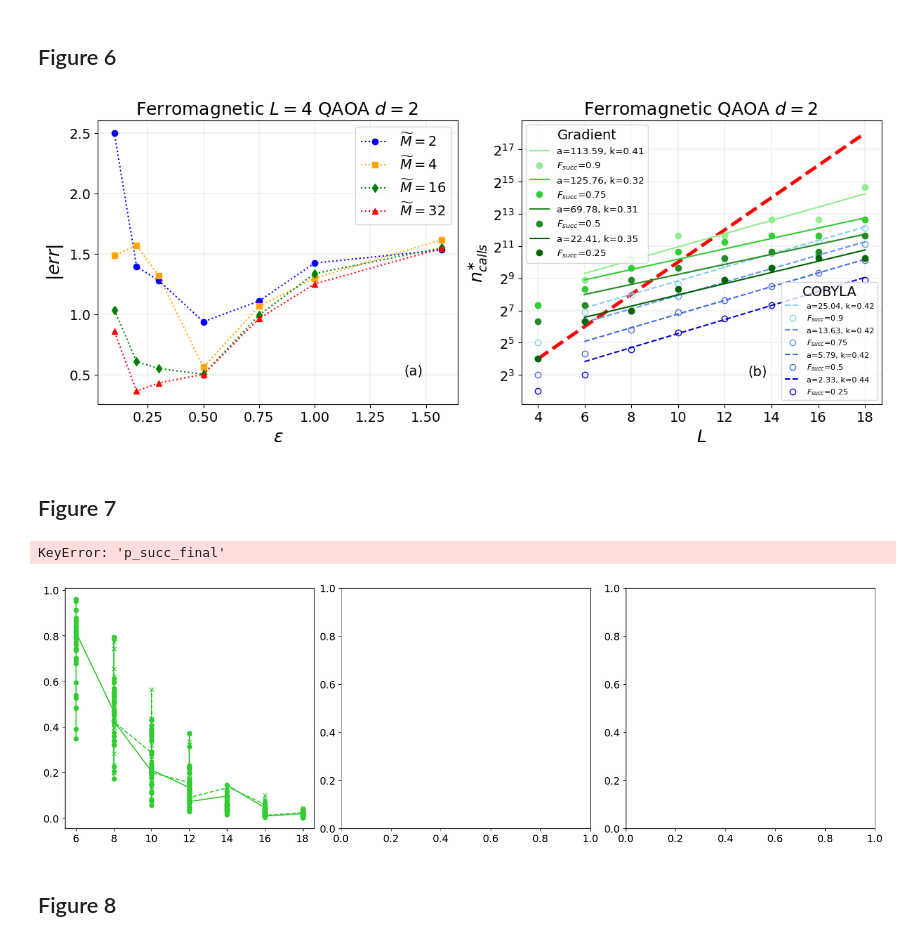
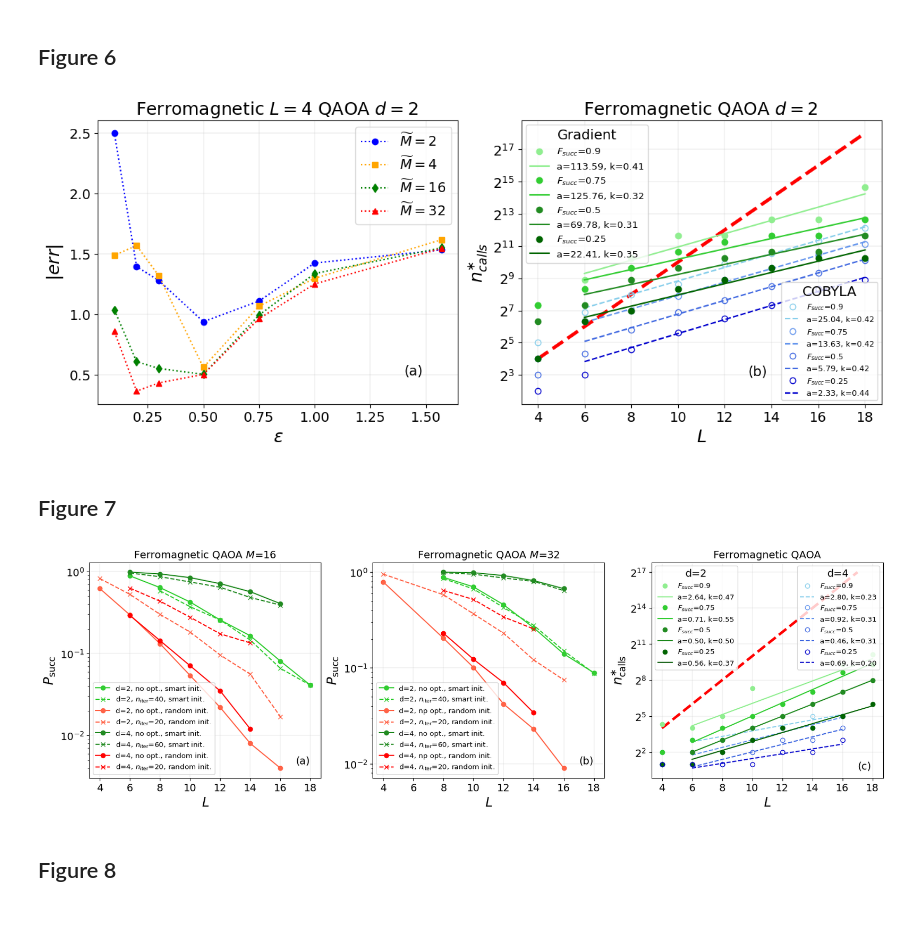
Before and after one commit to gscriva/cvar-opt, a Jupyter notebook: paper-figures.ipynb, the cells around one changed output. Cells and saved outputs as stored; diff of their text form; code cells hidden in the pictures.

```diff
--- a/paper-figures.ipynb
+++ b/paper-figures.ipynb
@@ -619,15 +625,15 @@ for i, subplot in enumerate(subplots.ravel()):
             gt_p2 = data2[data2['p_succ'] > p].groupby('qubits', as_index=False)['t'].min()
 
             popt1, _ = optimize.curve_fit(fun_lin, gt_p1['qubits'][1:], np.log2(gt_p1['t'])[1:])
+            plot1, = subplot.plot(gt_p1['qubits'], gt_p1['t'], "o", label=r"$F_{succ}$"+f"={p}", color=color)
+            plots1.append(plot1)
             plot1, = subplot.plot(gt_p1['qubits'][1:], fun_exp(gt_p1['qubits'][1:], 2**popt1[0], popt1[1]), "-", label=f"a={2**popt1[0]:.2f}, k={popt1[1]:.2f}", color=color)
-            plots1.append(plot1)
-            plot1, = subplot.plot(gt_p1['qubits'], gt_p1['t'], "o", label=r"$F_{succ}$"+f"={p}", color=color)
             plots1.append(plot1)
 
             popt2, _ = optimize.curve_fit(fun_lin, gt_p2['qubits'][2:], np.log2(gt_p2['t'])[2:])
+            plot2, = subplot.plot(gt_p2['qubits'], gt_p2['t'], "o", label=r"$F_{succ}$"+f"={p}", fillstyle='none', color=colors[j+5])
+            plots2.append(plot2)
             plot2, = subplot.plot(gt_p2['qubits'][1:], fun_exp(gt_p2['qubits'][1:], 2**popt2[0], popt2[1]), "--", label=f"a={2**popt2[0]:.2f}, k={popt2[1]:.2f}", color=colors[j+5])
-            plots2.append(plot2)
-            plot2, = subplot.plot(gt_p2['qubits'], gt_p2['t'], "o", label=r"$F_{succ}$"+f"={p}", fillstyle='none', color=colors[j+5])
             plots2.append(plot2)
 
         subplot.set_yscale('log', base=2)
@@ -648,7 +654,7 @@ for i, subplot in enumerate(subplots.ravel()):
 
 plt.savefig("img/fig6.png", dpi=300)
 # %% [output]
-[figure, old version]
+[figure, new version]
 # %% [markdown]
 
 ## Figure 7
@@ -669,8 +675,8 @@ for i, subplot in enumerate(subplots.ravel()):
         colors_rand = ["tomato", "red"]
         for k, depth in enumerate(depths):
             if ((depth == 2) or (depth == 4)):
-                dat = data_linopt_rand[(data_linopt_rand['shots'] == shots) & (data_linopt_rand['circ_depth'] == depth) & (data_linopt_rand['iter'] == 1)]
-                dat_rand = spinglass_df[(spinglass_df['shots'] == shots) & (spinglass_df['circ_depth'] == depth) & (spinglass_df['iter'] == 1) & (spinglass_df['algo'] == "qaoa")]
+                dat = data_linopt[(data_linopt['shots'] == shots) & (data_linopt['circ_depth'] == depth) & (data_linopt['iter'] == 1)]
+                dat_rand = ferro_df[(ferro_df['shots'] == shots) & (ferro_df['circ_depth'] == depth) & (ferro_df['iter'] == 1) & (ferro_df['algo'] == "qaoa")]
 
                 dat = dat[dat["p_succ_final"]!=0]
 
@@ -679,8 +685,8 @@ for i, subplot in enumerate(subplots.ravel()):
                 #subplot.plot(dat['qubits'][1:], fun_exp(dat['qubits'][1:], 2**popt1[0], popt1[1]), "-", label=f"a={2**popt1[0]:.2f}, b={popt1[1]:.2f}", color=colors[k+1])
 
                 maxiter = maxiter_d2 if depth==2 else maxiter_d4
-                dat_after_opt = data_linopt_rand[(data_linopt_rand['shots'] == shots) & (data_linopt_rand['circ_depth'] == depth) & (data_linopt_rand['iter'] == maxiter)]
-                dat_after_opt_rand = spinglass_df[(spinglass_df['shots'] == shots) & (spinglass_df['circ_depth'] == depth) & (spinglass_df['iter'] == maxiter_rand) & (spinglass_df['algo'] == "qaoa")]
+                dat_after_opt = data_linopt[(data_linopt['shots'] == shots) & (data_linopt['circ_depth'] == depth) & (data_linopt['iter'] == maxiter)]
+                dat_after_opt_rand = ferro_df[(ferro_df['shots'] == shots) & (ferro_df['circ_depth'] == depth) & (ferro_df['iter'] == maxiter_rand) & (ferro_df['algo'] == "qaoa")]
 
                 #popt2, _ = optimize.curve_fit(fun_lin,  dat_after_opt['qubits'][1:], np.log2(dat_after_opt['p_succ_final'][1:]))
                 subplot.plot(dat_after_opt['qubits'], dat_after_opt['p_succ_final'], "--x", label=f"d={depth}," + r" $n_{\mathrm{iter}}$=" + f"{maxiter}, smart init.", color=colors[k+1])
@@ -688,7 +694,7 @@ for i, subplot in enumerate(subplots.ravel()):
                 subplot.plot(dat_rand['qubits'][:-1], dat_rand['p_succ_final'][:-1], "-o", label=f"d={depth}, no opt., random init.", color=colors_rand[k % 2])
                 subplot.plot(dat_after_opt_rand['qubits'][:-1], dat_after_opt_rand['p_succ_final'][:-1], "--x", label=f"d={depth}," + r" $n_{\mathrm{iter}}$=" + f"{maxiter_rand}, random init.", color=colors_rand[k % 2])
                 #subplot.plot(dat_after_opt['qubits'][1:], fun_exp(dat_after_opt['qubits'][1:], 2**popt2[0], popt2[1]), "-", label=f"a={2**popt2[0]:.2f}, b={popt2[1]:.2f}", color=colors[k+1])
-        subplot.set_xticks(np.arange(data_linopt_rand['qubits'].min(), data_linopt_rand['qubits'].max() + 2, 2))
+        subplot.set_xticks(np.arange(data_linopt['qubits'].min(), data_linopt['qubits'].max() + 2, 2))
         subplot.set_yscale("log", base=10)
         subplot.grid(linewidth = 0.2)
         subplot.set_xlabel(r"$L$")
@@ -703,8 +709,8 @@ for i, subplot in enumerate(subplots.ravel()):
         colors_rand = ["tomato", "red"]
         for k, depth in enumerate(depths):
             if ((depth == 2) or (depth == 4)):
-                dat = data_linopt_rand[(data_linopt_rand['shots'] == shots) & (data_linopt_rand['circ_depth'] == depth) & (data_linopt_rand['iter'] == 1)]
-                dat_rand = spinglass_df[(spinglass_df['shots'] == shots) & (spinglass_df['circ_depth'] == depth) & (spinglass_df['iter'] == 1) & (spinglass_df['algo'] == "qaoa")]
+                dat = data_linopt[(data_linopt['shots'] == shots) & (data_linopt['circ_depth'] == depth) & (data_linopt['iter'] == 1)]
+                dat_rand = ferro_df[(ferro_df['shots'] == shots) & (ferro_df['circ_depth'] == depth) & (ferro_df['iter'] == 1) & (ferro_df['algo'] == "qaoa")]
 
                 dat = dat[dat["p_succ_final"]!=0]
 
@@ -713,8 +719,8 @@ for i, subplot in enumerate(subplots.ravel()):
                 #subplot.plot(dat['qubits'][1:], fun_exp(dat['qubits'][1:], 2**popt1[0], popt1[1]), "-", label=f"a={2**popt1[0]:.2f}, b={popt1[1]:.2f}", color=colors[k+1])
 
                 maxiter = maxiter_d2 if depth==2 else maxiter_d4
-                dat_after_opt = data_linopt_rand[(data_linopt_rand['shots'] == shots) & (data_linopt_rand['circ_depth'] == depth) & (data_linopt_rand['iter'] == maxiter)]
-                dat_after_opt_rand = spinglass_df[(spinglass_df['shots'] == shots) & (spinglass_df['circ_depth'] == depth) & (spinglass_df['iter'] == maxiter_rand) & (spinglass_df['algo'] == "qaoa")]
+                dat_after_opt = data_linopt[(data_linopt['shots'] == shots) & (data_linopt['circ_depth'] == depth) & (data_linopt['iter'] == maxiter)]
+                dat_after_opt_rand = ferro_df[(ferro_df['shots'] == shots) & (ferro_df['circ_depth'] == depth) & (ferro_df['iter'] == maxiter_rand) & (ferro_df['algo'] == "qaoa")]
 
                 #popt2, _ = optimize.curve_fit(fun_lin,  dat_after_opt['qubits'][1:], np.log2(dat_after_opt['p_succ_final'][1:]))
                 subplot.plot(dat_after_opt['qubits'], dat_after_opt['p_succ_final'], "--x", label=f"d={depth}," + r" $n_{\mathrm{iter}}$=" + f"{maxiter}, smart init.", color=colors[k+1])
@@ -722,7 +728,7 @@ for i, subplot in enumerate(subplots.ravel()):
                 subplot.plot(dat_rand['qubits'][:-1], dat_rand['p_succ_final'][:-1], "-o", label=f"d={depth}, np opt., random init.", color=colors_rand[k % 2])
                 subplot.plot(dat_after_opt_rand['qubits'][:-1], dat_after_opt_rand['p_succ_final'][:-1], "--x", label=f"d={depth}," + r" $n_{\mathrm{iter}}$=" + f"{maxiter_rand}, random init.", color=colors_rand[k % 2])
                 #subplot.plot(dat_after_opt['qubits'][1:], fun_exp(dat_after_opt['qubits'][1:], 2**popt2[0], popt2[1]), "-", label=f"a={2**popt2[0]:.2f}, b={popt2[1]:.2f}", color=colors[k+1])
-        subplot.set_xticks(np.arange(data_linopt_rand['qubits'].min(), data_linopt_rand['qubits'].max() + 2, 2))
+        subplot.set_xticks(np.arange(data_linopt['qubits'].min(), data_linopt['qubits'].max() + 2, 2))
         subplot.set_yscale("log", base=10)
         subplot.grid(linewidth = 0.2)
         subplot.set_xlabel(r"$L$")
@@ -743,42 +749,41 @@ for i, subplot in enumerate(subplots.ravel()):
         p_tresholds = [0.9, 0.75, 0.5, 0.25]
         colors = ['lightgreen', 'limegreen', 'forestgreen', 'darkgreen','lightseagreen', 'skyblue', 'cornflowerblue' , 'royalblue', 'mediumblue', 'darkblue']
         for j, (p, color) in enumerate(zip(p_tresholds, colors)):
-            data1 = data_linopt_rand[(data_linopt_rand['algo'] == algo) & (data_linopt_rand['circ_depth'] == depth1) & (data_linopt_rand['qubits'] >= min_qubits) & (data_linopt_rand['qubits'] <= max_qubits)]
-            data2 = data_linopt_rand[(data_linopt_rand['algo'] == algo) & (data_linopt_rand['circ_depth'] == depth2) & (data_linopt_rand['qubits'] >= min_qubits) & (data_linopt_rand['qubits'] <= max_qubits)]
+            data1 = data_linopt[(data_linopt['algo'] == algo) & (data_linopt['circ_depth'] == depth1) & (data_linopt['qubits'] >= min_qubits) & (data_linopt['qubits'] <= max_qubits)]
+            data2 = data_linopt[(data_linopt['algo'] == algo) & (data_linopt['circ_depth'] == depth2) & (data_linopt['qubits'] >= min_qubits) & (data_linopt['qubits'] <= max_qubits)]
             gt_p1 = data1[data1['p_succ'] > p].groupby('qubits', as_index=False)['t'].min()
             gt_p2 = data2[data2['p_succ'] > p].groupby('qubits', as_index=False)['t'].min()
 
             popt1, _ = optimize.curve_fit(fun_lin, gt_p1['qubits'][2:], np.log2(gt_p1['t'][2:]))
+            plot1, = subplot.plot(gt_p1['qubits'], gt_p1['t'], "o", label=r"$F_{succ}$"+f"={p}", color=color)
+            plots1.append(plot1)
             plot1, = subplot.plot(gt_p1['qubits'][1:], fun_exp(gt_p1['qubits'][1:], 2**popt1[0], popt1[1]), "-", label=f"a={2**popt1[0]:.2f}, k={popt1[1]:.2f}", color=color)
             plots1.append(plot1)
-            plot1, = subplot.plot(gt_p1['qubits'], gt_p1['t'], "o", label=r"$F_{succ}$"+f"={p}", color=color)
-            plots1.append(plot1)
             popt2, _ = optimize.curve_fit(fun_lin, gt_p2['qubits'][1:], np.log2(gt_p2['t'][1:]))
+            plot2, = subplot.plot(gt_p2['qubits'], gt_p2['t'], "o", label=r"$F_{succ}$"+f"={p}", fillstyle='none', color=colors[j+5])
+            plots2.append(plot2)
             plot2, = subplot.plot(gt_p2['qubits'][1:], fun_exp(gt_p2['qubits'][1:], 2**popt2[0], popt2[1]), "--", label=f"a={2**popt2[0]:.2f}, k={popt2[1]:.2f}", color=colors[j+5])
-            plots2.append(plot2)
-            plot2, = subplot.plot(gt_p2['qubits'], gt_p2['t'], "o", label=r"$F_{succ}$"+f"={p}", fillstyle='none', color=colors[j+5])
             plots2.append(plot2)
 
         subplot.set_yscale('log', base=2)
 
         subplot.set_ylabel(r"$n^{\ast}_{\mathrm{calls}}$")
         subplot.set_xlabel(r"$L$")
 
         subplot.set_xticks(np.arange(min_qubits, max_qubits+1, 2))
 
         subplot.grid(linewidth = 0.2)
 
         first_legend = subplot.legend(handles=plots1, title=f"d={depth1}", loc='upper left', fontsize="x-small")
         subplot.add_artist(first_legend)
 
         subplot.legend(handles=plots2, loc='upper right', title=f"d={depth2}", fontsize="x-small")
         subplot.set_title("Ferromagnetic QAOA", fontsize=14)
         subplot.text(17, 1.5, '(c)')
 
 plt.savefig(f"img/fig7", dpi=300)
 # %% [output]
-KeyError: 'p_succ_final'
-[figure, old version]
+[figure, new version]
 # %% [markdown]
 
 ## Figure 8
```
Also changed, not shown: parts of 2 cells of this notebook.
